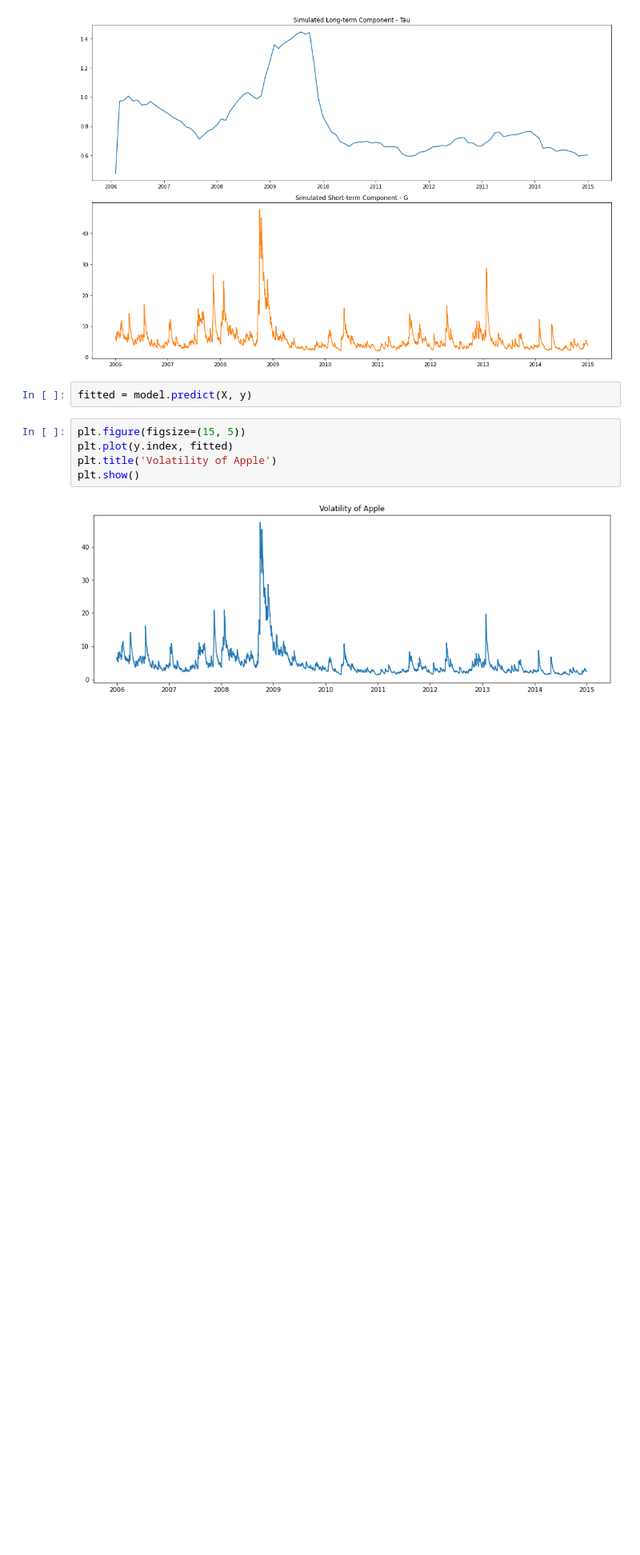
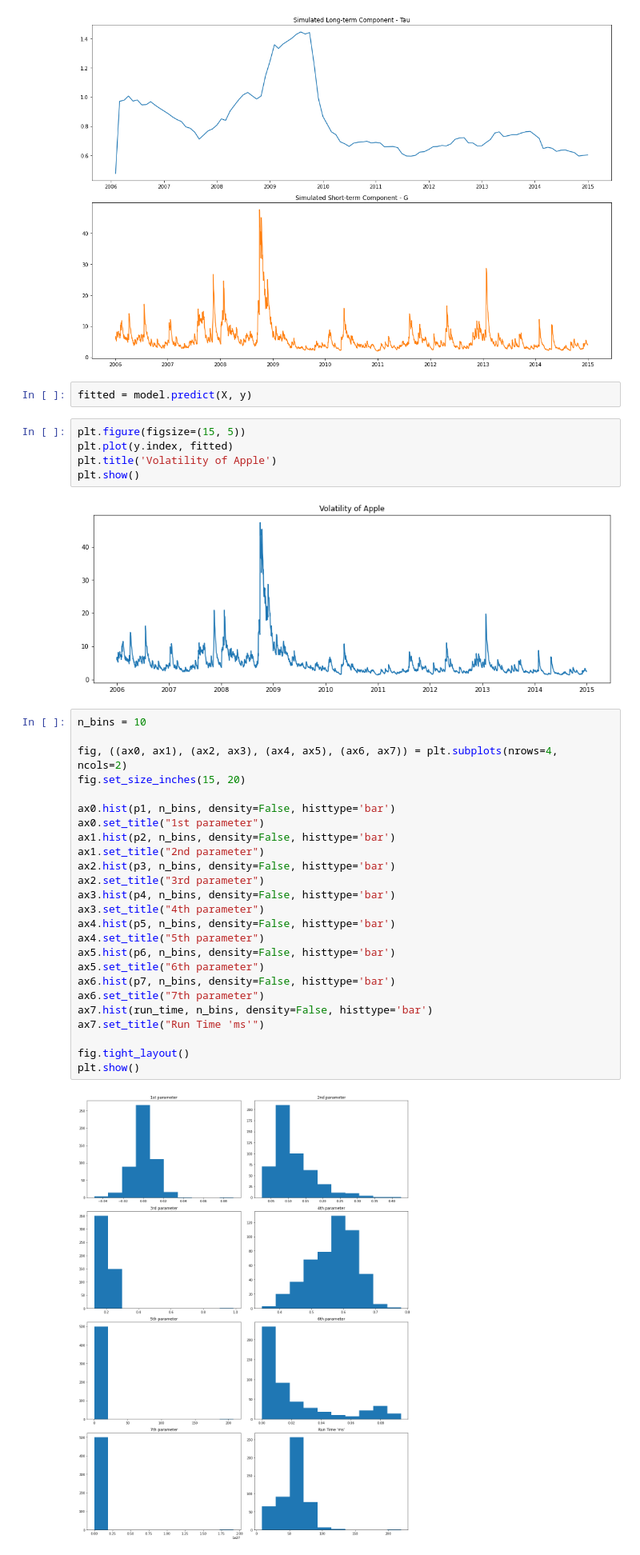
Before and after one commit to NemesiP/volatility-forecasting, a Jupyter notebook: Examples/MGARCH_test.ipynb, the cells around one changed output. Shown: that part at 80% size. Saved outputs shown, nothing was run; the diff lists cells and outputs as text; blank space fills up the shorter version.

```diff
--- a/Examples/MGARCH_test.ipynb
+++ b/Examples/MGARCH_test.ipynb
@@ -159,3 +161,30 @@ plt.title('Volatility of Apple')
 plt.show()
 # %% [output]
 [figure]
+# %%
+n_bins = 10
+
+fig, ((ax0, ax1), (ax2, ax3), (ax4, ax5), (ax6, ax7)) = plt.subplots(nrows=4, ncols=2)
+fig.set_size_inches(15, 20)
+
+ax0.hist(p1, n_bins, density=False, histtype='bar')
+ax0.set_title("1st parameter")
+ax1.hist(p2, n_bins, density=False, histtype='bar')
+ax1.set_title("2nd parameter")
+ax2.hist(p3, n_bins, density=False, histtype='bar')
+ax2.set_title("3rd parameter")
+ax3.hist(p4, n_bins, density=False, histtype='bar')
+ax3.set_title("4th parameter")
+ax4.hist(p5, n_bins, density=False, histtype='bar')
+ax4.set_title("5th parameter")
+ax5.hist(p6, n_bins, density=False, histtype='bar')
+ax5.set_title("6th parameter")
+ax6.hist(p7, n_bins, density=False, histtype='bar')
+ax6.set_title("7th parameter")
+ax7.hist(run_time, n_bins, density=False, histtype='bar')
+ax7.set_title("Run Time 'ms'")
+
+fig.tight_layout()
+plt.show()
+# %% [output]
+[figure, added]
```
Also changed, not shown: parts of 4 cells of this notebook, 2 other files.
